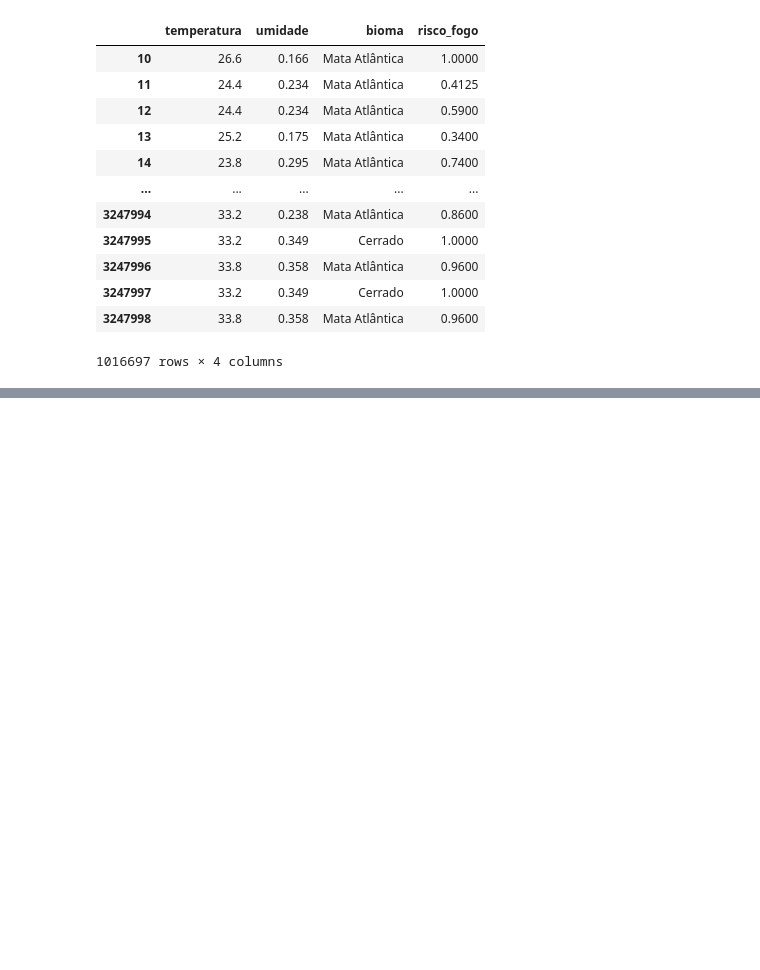
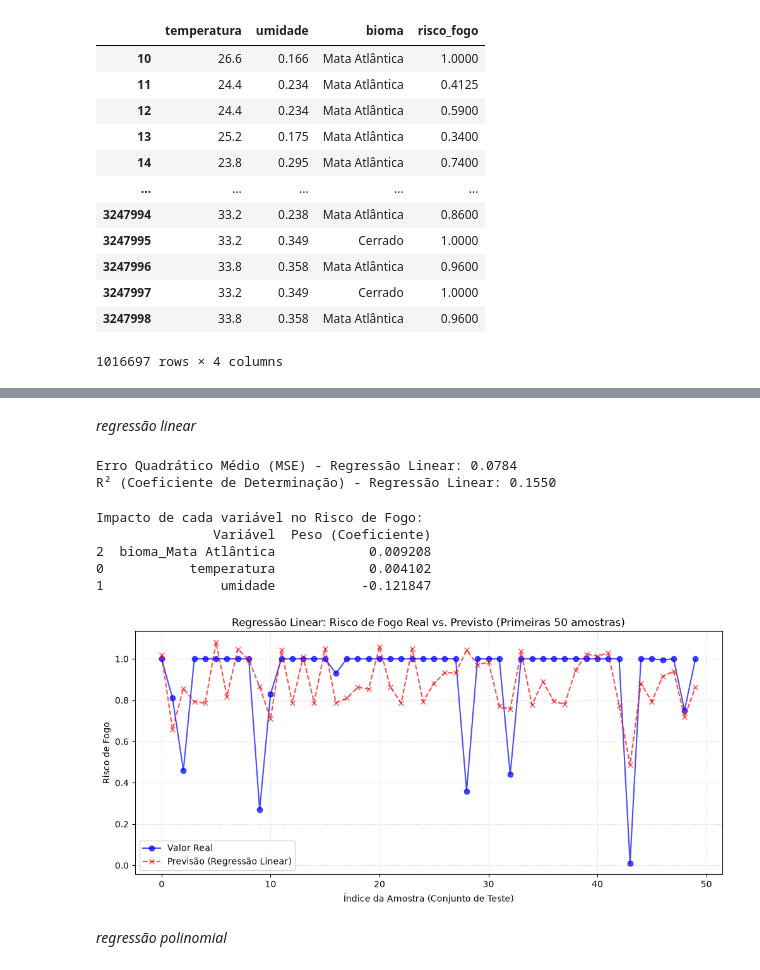
Before and after one commit to solovee/fire_watch_ia, a Jupyter notebook: main.ipynb, the cells around one changed output, grey strips where cells are left out. Saved outputs shown, nothing was run; the diff lists cells and outputs as text; code cells hidden in the pictures; blank space fills up the shorter version.

Commit message:
treinado todos

```diff
--- a/main.ipynb
+++ b/main.ipynb
@@ -174,0 +207,80 @@ plt.show()
+# %% [markdown]
+*regressão linear*
+# %%
+from sklearn.pipeline import Pipeline
+from sklearn.preprocessing import StandardScaler
+from sklearn.linear_model import LinearRegression
+from sklearn.metrics import mean_squared_error, r2_score
+
+# 1. Criar o Pipeline: Passo 1 (Escalonamento) -> Passo 2 (Modelo)
+pipeline_regressao = Pipeline([
+    ('escalonador', StandardScaler()), # Padroniza as variáveis para terem média 0 e desvio padrão 1
+    ('modelo', LinearRegression())     # Inicializa a Regressão Linear
+])
+
+# 2. Treinar o Pipeline
+# O fit vai automaticamente padronizar o X_train e depois treinar a Regressão Linear
+pipeline_regressao.fit(X_train, y_train)
+
+# 3. Fazer previsões
+# O predict vai aplicar a mesma padronização no X_test antes de prever
+previsoes_lr = pipeline_regressao.predict(X_test)
+
+# 4. Avaliar o desempenho do modelo
+mse_lr = mean_squared_error(y_test, previsoes_lr)
+r2_lr = r2_score(y_test, previsoes_lr)
+
+print(f"Erro Quadrático Médio (MSE) - Regressão Linear: {mse_lr:.4f}")
+print(f"R² (Coeficiente de Determinação) - Regressão Linear: {r2_lr:.4f}")
+# %% [output]
+Erro Quadrático Médio (MSE) - Regressão Linear: 0.0784
+R² (Coeficiente de Determinação) - Regressão Linear: 0.1550
+# %%
+# Extrair o modelo de dentro do pipeline
+modelo_treinado = pipeline_regressao.named_steps['modelo']
+
+# Criar um DataFrame para ver o peso (coeficiente) de cada coluna
+import pandas as pd
+coeficientes = pd.DataFrame({
+    'Variável': X.columns,
+    'Peso (Coeficiente)': modelo_treinado.coef_
+}).sort_values(by='Peso (Coeficiente)', ascending=False)
+
+print("\nImpacto de cada variável no Risco de Fogo:")
+print(coeficientes)
+# %% [output]
+Impacto de cada variável no Risco de Fogo:
+               Variável  Peso (Coeficiente)
+2  bioma_Mata Atlântica            0.009208
+0           temperatura            0.004102
+1               umidade           -0.121847
+# %%
+import matplotlib.pyplot as plt
+
+# 1. Selecionar as primeiras 50 amostras
+# Usa-se .values no y_test para garantir que o gráfico ignora os índices originais do DataFrame
+y_test_amostra = y_test.values[:50]
+previsoes_lr_amostra = previsoes_lr[:50]
+
+# 2. Configurar e desenhar o gráfico
+plt.figure(figsize=(12, 5))
+
+# Linha dos valores reais
+plt.plot(y_test_amostra, label='Valor Real', marker='o', linestyle='-', color='blue', alpha=0.7)
+
+# Linha das previsões da Regressão Linear
+plt.plot(previsoes_lr_amostra, label='Previsão (Regressão Linear)', marker='x', linestyle='--', color='red', alpha=0.7)
+
+# 3. Adicionar detalhes visuais
+plt.title('Regressão Linear: Risco de Fogo Real vs. Previsto (Primeiras 50 amostras)')
+plt.xlabel('Índice da Amostra (Conjunto de Teste)')
+plt.ylabel('Risco de Fogo')
+plt.legend()
+plt.grid(True, linestyle=':', alpha=0.6)
+
+# 4. Mostrar o gráfico
+plt.show()
+# %% [output]
+[figure, added]
+# %% [markdown]
+*regressão polinomial*
```
Also changed, not shown: parts of 9 cells of this notebook.
